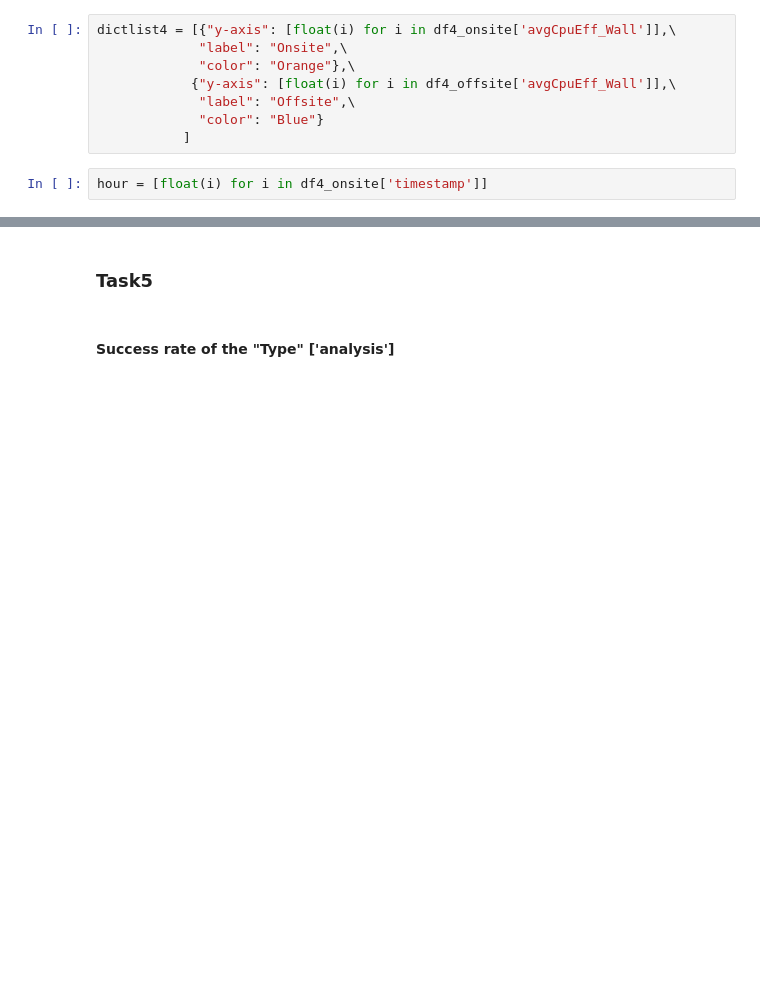
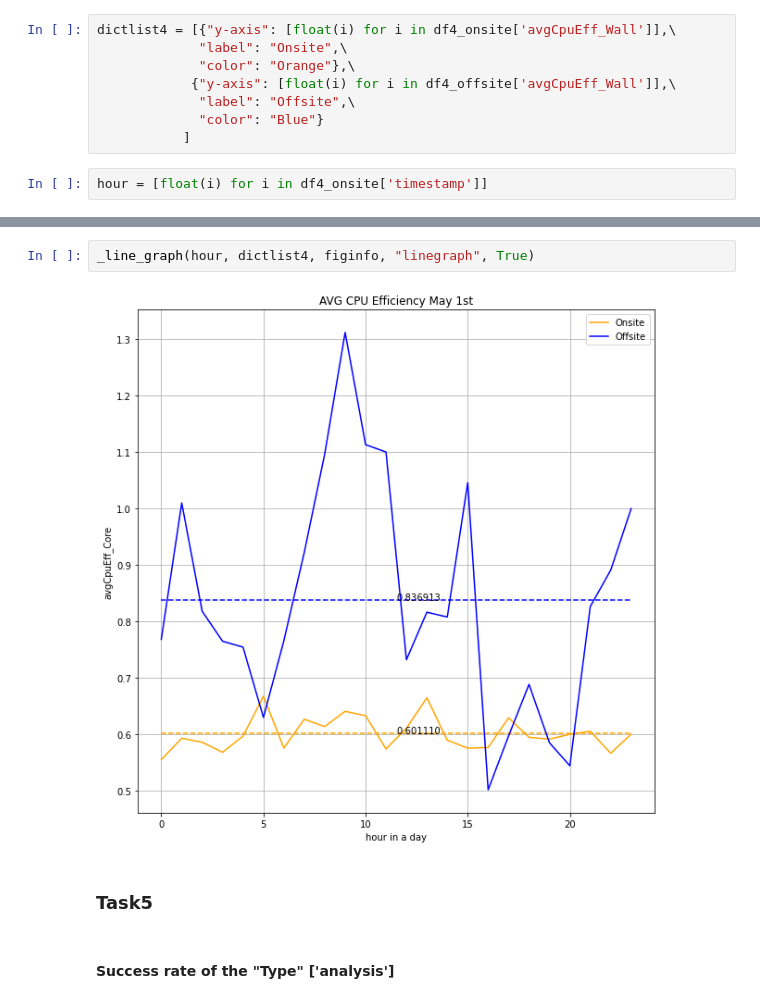
Before and after one commit to nphumekham/cern-crab-data-analysis, a Jupyter notebook: crab_data_analysis_doc/analysis_example.ipynb, the cells around one changed output, grey strips where cells are left out. Saved outputs shown, nothing was run; the diff lists cells and outputs as text; blank space fills up the shorter version.

```diff
--- a/crab_data_analysis_doc/analysis_example.ipynb
+++ b/crab_data_analysis_doc/analysis_example.ipynb
@@ -254,3 +262,7 @@ TypeError: unsupported operand type(s) for +: 'bool' and 'str'
+# %%
+_line_graph(hour, dictlist4, figinfo, "linegraph", True)
+# %% [output]
+[figure, added]
 # %% [markdown]
 ### Task5
 # %% [markdown]
```
Also changed, not shown: parts of 5 cells of this notebook, 14 other files.
